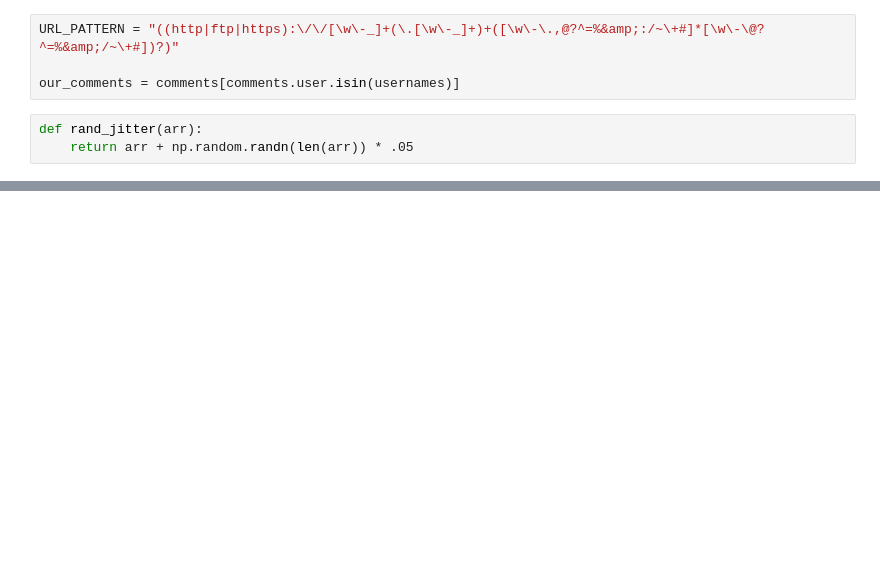
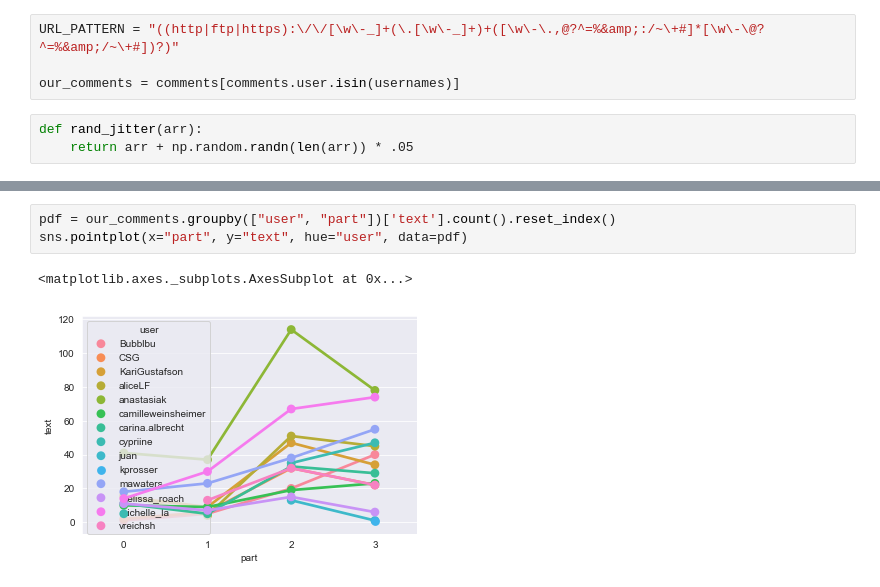
Before and after one commit to Bubblbu/public-knowledge-annotations, a Jupyter notebook: code/annotated-readings.ipynb, the cells around one changed output, grey strips where cells are left out. Cells and saved outputs as stored; diff of their text form; blank space fills up the shorter version.

```diff
--- a/code/annotated-readings.ipynb
+++ b/code/annotated-readings.ipynb
@@ -64,3 +153,9 @@ ax.fmt_xdata = mdates.DateFormatter('%Y-%m-%d')
+# %%
+pdf = our_comments.groupby(["user", "part"])['text'].count().reset_index()
+sns.pointplot(x="part", y="text", hue="user", data=pdf)
+# %% [output]
+<matplotlib.axes._subplots.AxesSubplot at 0x...>
+[figure, added]
 # %%
 counts = pd.DataFrame(columns=["total", "median", "mean"])
 counts['total'] = our_comments.user.value_counts()
```
Also changed, not shown: parts of 15 cells of this notebook, 6 other files.
